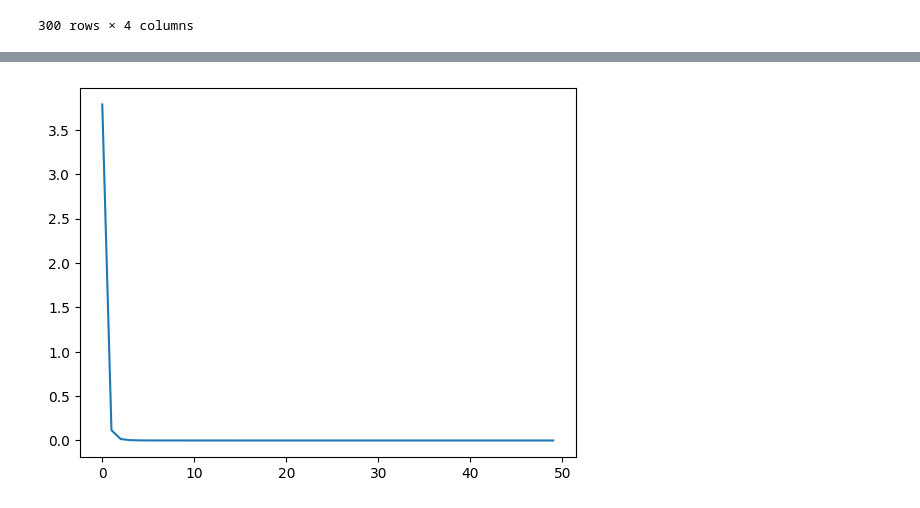
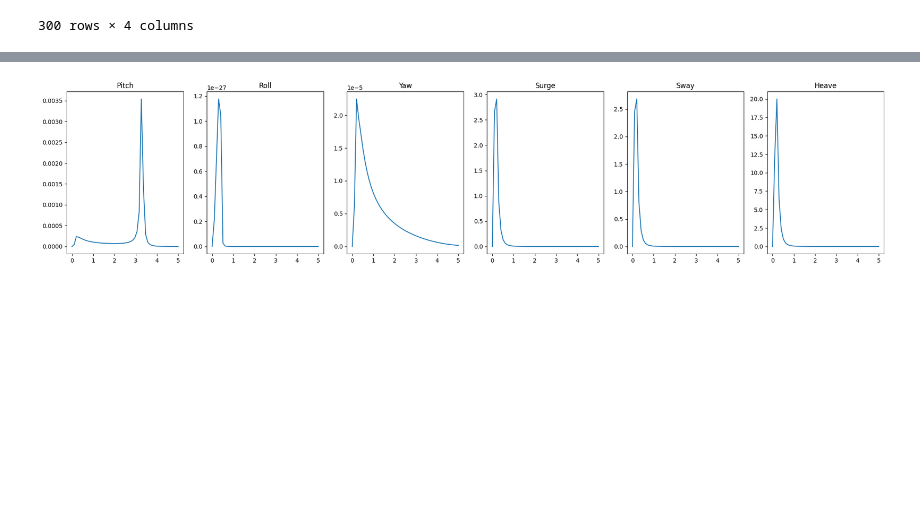
Before and after one commit to AkkuRam/project15, a Jupyter notebook: rao_response.ipynb, the cells around one changed output, grey strips where cells are left out. Saved outputs shown, nothing was run; the diff lists cells and outputs as text; code cells hidden in the pictures; blank space fills up the shorter version.

```diff
--- a/rao_response.ipynb
+++ b/rao_response.ipynb
@@ -90,21 +89,14 @@ def custom_RAO(dof):
     return rao
 # %%
 
-# vals_real = np.random.random((len(freq), len(dirs)))
-# vals_imag = np.random.random((len(freq), len(dirs)))
-# vals_complex = vals_real + 1j * vals_imag
+def rao_response_plots(ax, dofs, wave, heading):
+    for i, dof in enumerate(dofs):
+        rao = custom_RAO(dof)
+        response = wr.calculate_response(rao, wave, heading, heading_degrees=True)
+        _, response_spectrum = response.spectrum1d(axis=1)
 
-# rao = wr.RAO(
-#     freq,
-#     dirs,
-#     vals_complex,
-#     freq_hz=True,
-#     degrees=True,
-# )
-
-rao = custom_RAO("Heave")
-heading = 10
-response = wr.calculate_response(rao, wave, heading, heading_degrees=True)
-freq, response_spectrum = response.spectrum1d(axis=1)
-var = response.var()
-std = response.std()
+        x = np.linspace(0, 5, response_spectrum.size)
+        ax[i].plot(x, response_spectrum)
+        ax[i].set_title(f'{dof}')
+        # ax[i].
+    return ax
@@ -139,7 +103,19 @@ Standard Deviation:  1.129790880765669
-# %%
-x = np.arange(response_spectrum.size)
-plt.figure()
-plt.plot(x, response_spectrum)
-plt.show()
-# %% [output]
-[figure, removed]
+# %%
+# create_wave() params
+freq = np.linspace(0.1, 5, 50)
+dirs = np.linspace(0.0, 360.0, endpoint=False)
+hs = 10
+tp = 4
+gamma = 3.3
+dirp = 45.0
+
+# rao_response_plot() params
+heading = 45
+dofs = ["Pitch", "Roll", "Yaw", "Surge", "Sway", "Heave"]
+fig, ax = plt.subplots(1, 6, figsize=(25, 5))
+
+wave = create_wave(freq, dirs, hs, tp, dirp)
+ax = rao_response_plots(ax, dofs, wave, heading)
+plt.show()
+# %% [output]
+[figure, added]
```
Also changed, not shown: parts of 3 cells of this notebook.
